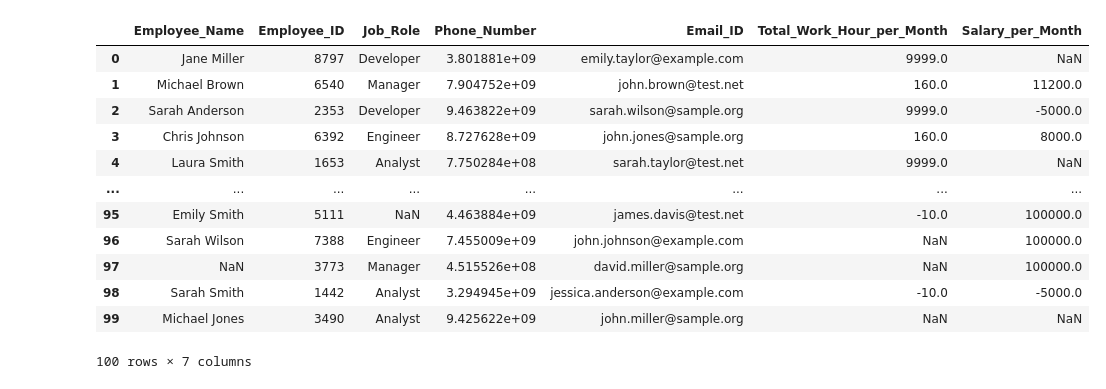
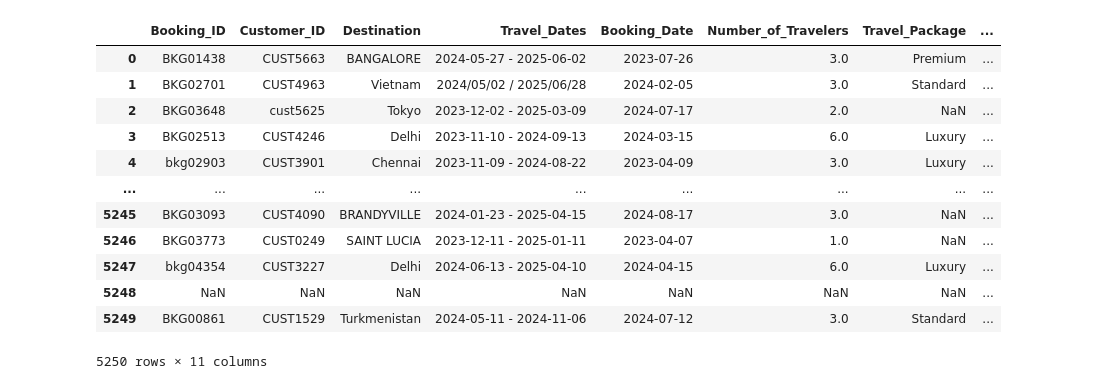
Before and after one commit to kashika9100/test1, a Jupyter notebook: Untitled.ipynb, the cells around one changed output. Cells and saved outputs as stored; diff of their text form; code cells hidden in the pictures.

```diff
--- a/Untitled.ipynb
+++ b/Untitled.ipynb
@@ -2,20 +2,20 @@
 <a href="https://colab.research.google.com/github/kashika9100/test1/blob/main/Untitled.ipynb" target="_parent"><img src="https://colab.research.google.com/assets/colab-badge.svg" alt="Open In Colab"/></a>
 # %%
 import pandas as pd
-lab_file = pd.read_csv("/content/drive/MyDrive/data OPS lab 1/Even.xlsx - messy_2_employee_data (1).csv")
-df = pd.DataFrame(lab_file)
+csv_l = pd.read_csv("/content/drive/MyDrive/data OPS lab 1/ODD.xlsx - Sheet1 (1).csv")
+df = pd.DataFrame(csv_l)
 df
 # %% [output]
-|  | Employee_Name | Employee_ID | Job_Role | Phone_Number | Email_ID | Total_Work_Hour_per_Month | Salary_per_Month |
-| 0 | Jane Miller | 8797 | Developer | 3.801881e+09 | emily.taylor@example.com | 9999.0 | NaN |
-| 1 | Michael Brown | 6540 | Manager | 7.904752e+09 | john.brown@test.net | 160.0 | 11200.0 |
-| 2 | Sarah Anderson | 2353 | Developer | 9.463822e+09 | sarah.wilson@sample.org | 9999.0 | -5000.0 |
-| 3 | Chris Johnson | 6392 | Engineer | 8.727628e+09 | john.jones@sample.org | 160.0 | 8000.0 |
-| 4 | Laura Smith | 1653 | Analyst | 7.750284e+08 | sarah.taylor@test.net | 9999.0 | NaN |
-| ... | ... | ... | ... | ... | ... | ... | ... |
-| 95 | Emily Smith | 5111 | NaN | 4.463884e+09 | james.davis@test.net | -10.0 | 100000.0 |
-| 96 | Sarah Wilson | 7388 | Engineer | 7.455009e+09 | john.johnson@example.com | NaN | 100000.0 |
-| 97 | NaN | 3773 | Manager | 4.515526e+08 | david.miller@sample.org | NaN | 100000.0 |
-| 98 | Sarah Smith | 1442 | Analyst | 3.294945e+09 | jessica.anderson@example.com | -10.0 | -5000.0 |
-| 99 | Michael Jones | 3490 | Analyst | 9.425622e+09 | john.miller@sample.org | NaN | NaN |
+|  | Booking_ID | Customer_ID | Destination | Travel_Dates | Booking_Date | Number_of_Travelers | Travel_Package | ... |
+| 0 | BKG01438 | CUST5663 | BANGALORE | 2024-05-27 - 2025-06-02 | 2023-07-26 | 3.0 | Premium | ... |
+| 1 | BKG02701 | CUST4963 | Vietnam | 2024/05/02 / 2025/06/28 | 2024-02-05 | 3.0 | Standard | ... |
+| 2 | BKG03648 | cust5625 | Tokyo | 2023-12-02 - 2025-03-09 | 2024-07-17 | 2.0 | NaN | ... |
+| 3 | BKG02513 | CUST4246 | Delhi | 2023-11-10 - 2024-09-13 | 2024-03-15 | 6.0 | Luxury | ... |
+| 4 | bkg02903 | CUST3901 | Chennai | 2023-11-09 - 2024-08-22 | 2023-04-09 | 3.0 | Luxury | ... |
+| ... | ... | ... | ... | ... | ... | ... | ... | ... |
+| 5245 | BKG03093 | CUST4090 | BRANDYVILLE | 2024-01-23 - 2025-04-15 | 2024-08-17 | 3.0 | NaN | ... |
+| 5246 | BKG03773 | CUST0249 | SAINT LUCIA | 2023-12-11 - 2025-01-11 | 2023-04-07 | 1.0 | NaN | ... |
+| 5247 | bkg04354 | CUST3227 | Delhi | 2024-06-13 - 2025-04-10 | 2024-04-15 | 6.0 | Luxury | ... |
+| 5248 | NaN | NaN | NaN | NaN | NaN | NaN | NaN | ... |
+| 5249 | BKG00861 | CUST1529 | Turkmenistan | 2024-05-11 - 2024-11-06 | 2024-07-12 | 3.0 | Standard | ... |
-100 rows × 7 columns
+5250 rows × 11 columns
```
Also changed, not shown: parts of 7 cells of this notebook.
